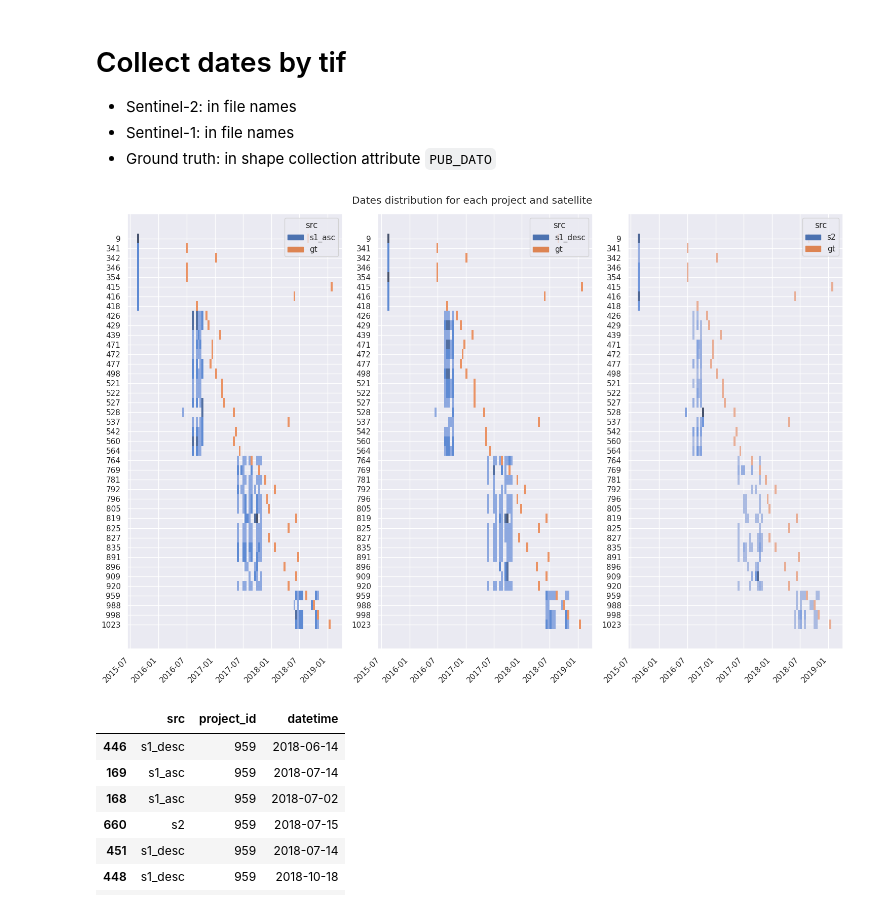
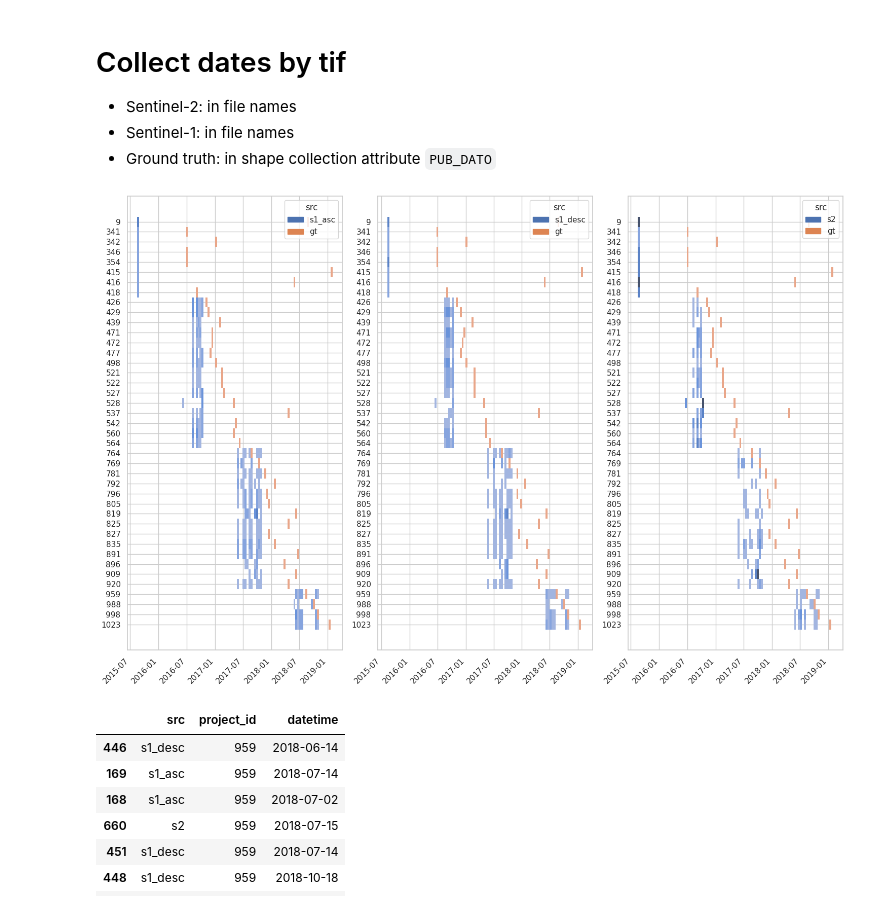
Before and after one commit to eliotwalt/rs-uncertainty, a Jupyter notebook: notebooks/dates.ipynb, the cells around one changed output. Saved outputs shown, nothing was run; the diff lists cells and outputs as text; code cells hidden in the pictures.

```diff
--- a/notebooks/dates.ipynb
+++ b/notebooks/dates.ipynb
@@ -13,7 +13,8 @@ from typing import *
 import seaborn as sns
 import pandas as pd
 import time
-sns.set()
+sns.set_style("whitegrid")
+os.chdir("/scratch/ewalt/pdm/rs-uncertainty")
 
 def pjoin(*subs: List[Union[str,Path]]) -> Path: return Path(os.path.join(*subs))
 def parse_date(date_str) -> datetime: return datetime.strptime(date_str, '%Y%m%d')
@@ -20,5 +41,5 @@ def parse_date(date_str) -> datetime: return datetime.strptime(date_str, '%Y%m%d
 # %%
-run = Run(config_files=["config/prepare_dataset.yaml"])
+run = Run(config_files=["config/create_dataset/baseline.yaml"])
 # %% [markdown]
 # Collect dates by tif
 - Sentinel-2: in file names
@@ -82,18 +103,20 @@ df.sort_values(by=["project_id"], inplace=True)
 df.project_id = df.project_id.astype("str")
 # %%
 fig, axs = plt.subplots(1, 3, figsize=(15,10))
-g1_asc = sns.histplot(df[df.src.isin(["s1_asc","gt"])], x="datetime", y="project_id", discrete=(False, True), hue="src", bins=100, ax=axs[0])
+g1_asc = sns.histplot(df[df.src.isin(["s1_asc","gt"])], x="datetime", y="project_id", discrete=(False, True), hue="src", bins=100, ax=axs[0], vmin=0, vmax=7)
 g1_asc.set(xlabel=None, ylabel=None)
-g1_desc = sns.histplot(df[df.src.isin(["s1_desc","gt"])], x="datetime", y="project_id", discrete=(False, True), hue="src", bins=100, ax=axs[1])
+g1_desc = sns.histplot(df[df.src.isin(["s1_desc","gt"])], x="datetime", y="project_id", discrete=(False, True), hue="src", bins=100, ax=axs[1], vmin=0, vmax=7)
 g1_desc.set(xlabel=None, ylabel=None)
-g2 = sns.histplot(df[df.src.isin(["s2","gt"])], x="datetime", y="project_id", discrete=(False, True), hue="src", bins=100, ax=axs[2])
+g2 = sns.histplot(df[df.src.isin(["s2","gt"])], x="datetime", y="project_id", discrete=(False, True), hue="src", bins=100, ax=axs[2], vmin=0, vmax=7)
 g2.set(xlabel=None, ylabel=None)
 fig.autofmt_xdate(rotation=45)
-fig.suptitle("Dates distribution for each project and satellite")
+# fig.suptitle("Dates distribution for each project and satellite")
 plt.tight_layout()
+fig.savefig("images/albecker/triplet_dates.png", dpi=300)
+fig.savefig("images/albecker/triplet_dates.pdf", dpi=200)
 plt.show()
 # %% [output]
-[figure, old version]
+[figure, new version]
 # %%
 df[df.project_id=="959"]
 # %% [output]
```
Also changed, not shown: parts of 1 cell of this notebook, 1 other file.
